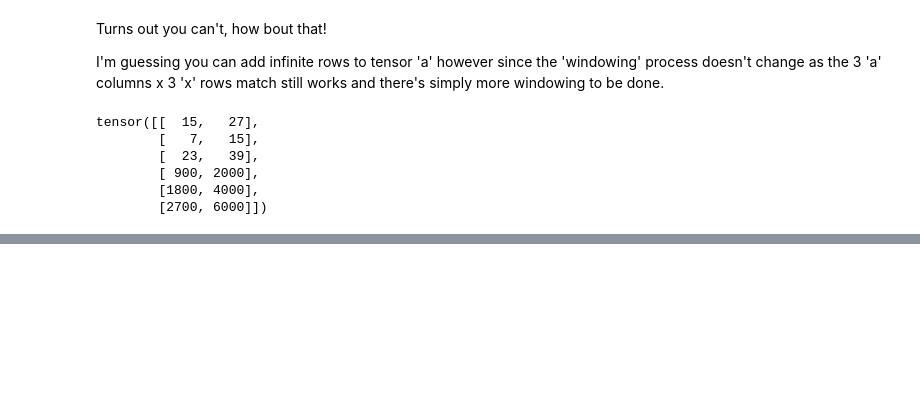
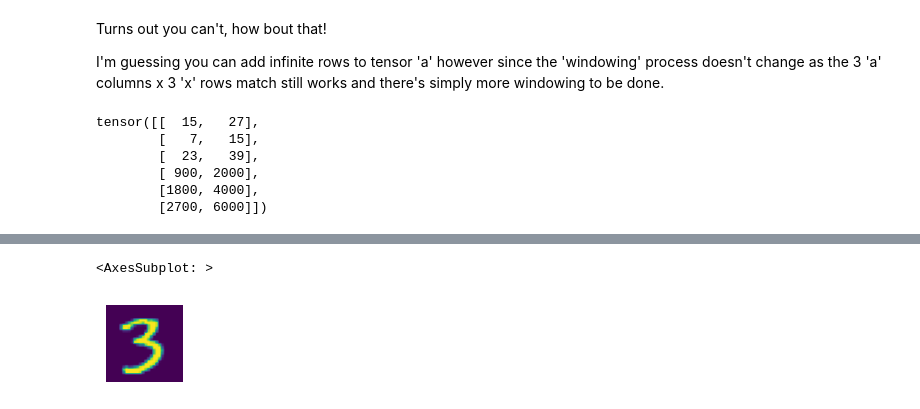
Before and after one commit to nglillywhite/blog, a Jupyter notebook: posts/2022-12-29-Fastai Chapter 3.ipynb, the cells around one changed output, grey strips where cells are left out. Cells and saved outputs as stored; diff of their text form; code cells hidden in the pictures; blank space fills up the shorter version.

```diff
--- a/posts/2022-12-29-Fastai Chapter 3.ipynb
+++ b/posts/2022-12-29-Fastai Chapter 3.ipynb
@@ -840,0 +981,4 @@ That being said, its super cool, its a great demonstration of how it really is t
+# %%
+seven_tensors = [tensor(Image.open(o)) for o in sevens]
+three_tensors = [tensor(Image.open(o)) for o in threes]
+len(three_tensors), len(seven_tensors)
@@ -840,0 +1009,5 @@ That being said, its super cool, its a great demonstration of how it really is t
+# %%
+show_image(three_tensors[1])
+# %% [output]
+<AxesSubplot: >
+[figure, added]
```
Also changed, not shown: parts of 37 cells of this notebook.
